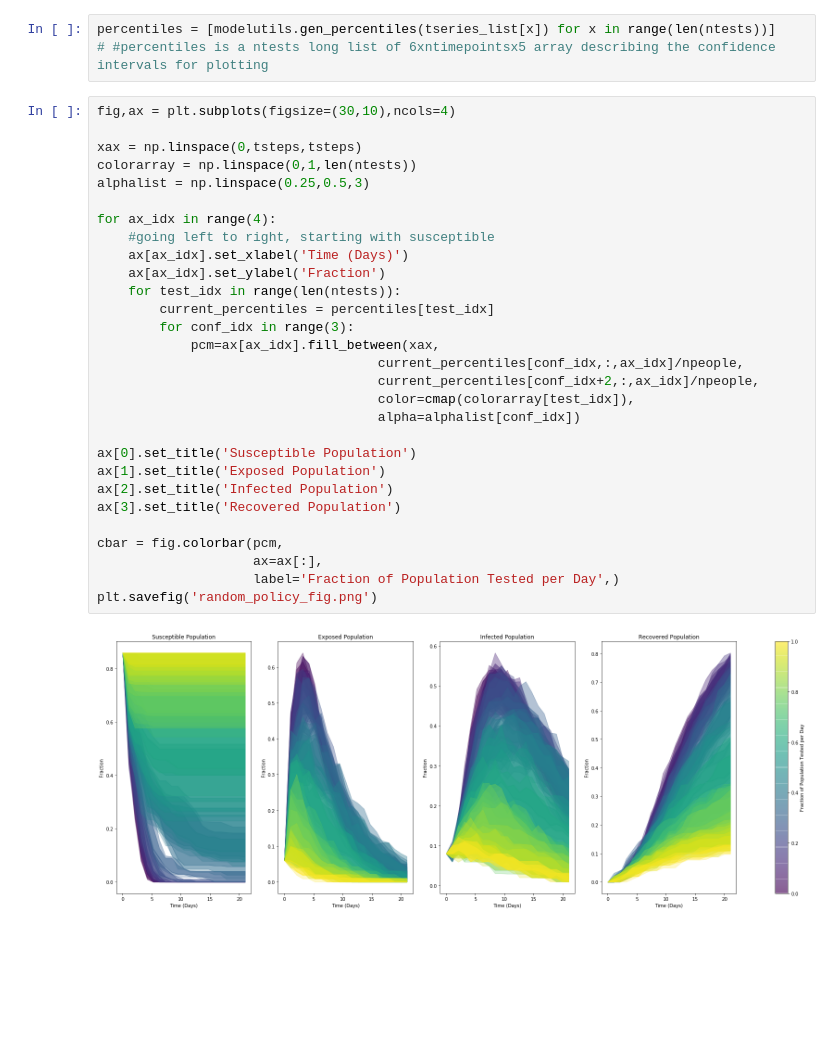
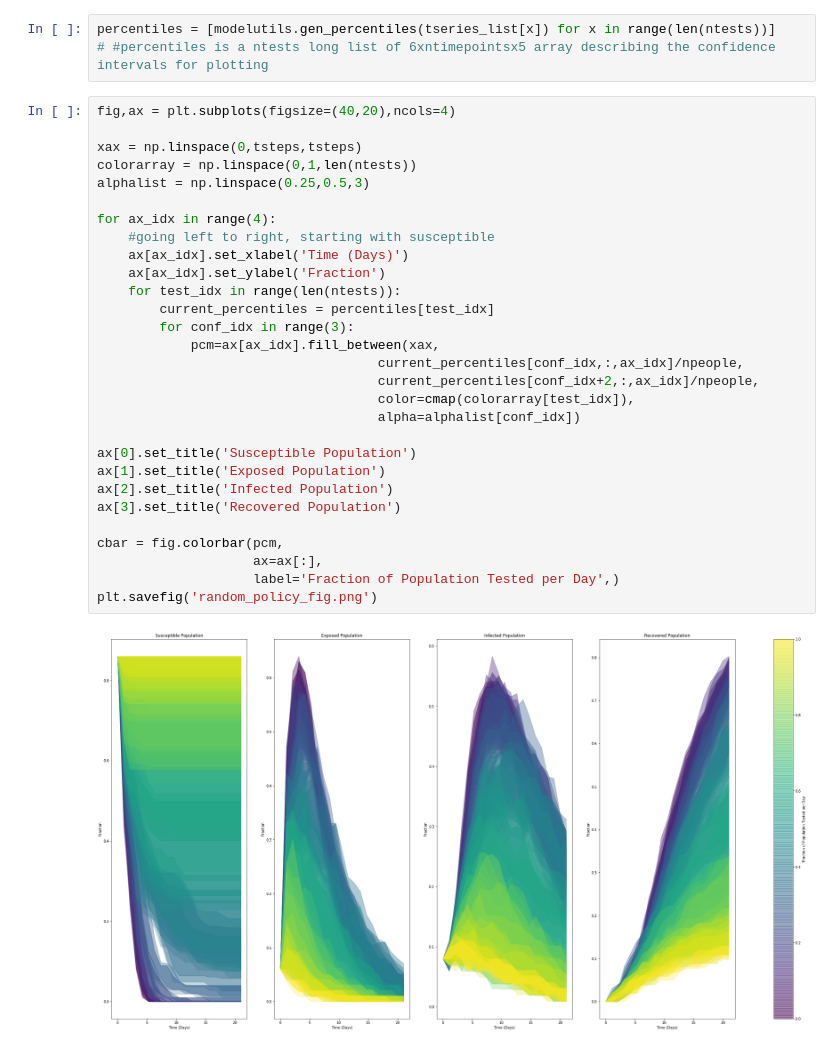
Before and after one commit to reakan/caltech_covid_model, a Jupyter notebook: RL/random_testing_exploration.ipynb, the cells around one changed output. Drawn from its saved outputs; the diff is of its cells as text; blank space fills up the shorter version.

```diff
--- a/RL/random_testing_exploration.ipynb
+++ b/RL/random_testing_exploration.ipynb
@@ -56,33 +56,33 @@ Trial:  9 / Time:  19
 percentiles = [modelutils.gen_percentiles(tseries_list[x]) for x in range(len(ntests))]
 # #percentiles is a ntests long list of 6xntimepointsx5 array describing the confidence intervals for plotting
 # %%
-fig,ax = plt.subplots(figsize=(30,10),ncols=4)
+fig,ax = plt.subplots(figsize=(40,20),ncols=4)
 
 xax = np.linspace(0,tsteps,tsteps)
 colorarray = np.linspace(0,1,len(ntests))
 alphalist = np.linspace(0.25,0.5,3)
 
 for ax_idx in range(4):
     #going left to right, starting with susceptible
     ax[ax_idx].set_xlabel('Time (Days)')
     ax[ax_idx].set_ylabel('Fraction')
     for test_idx in range(len(ntests)):
         current_percentiles = percentiles[test_idx]
         for conf_idx in range(3):
             pcm=ax[ax_idx].fill_between(xax,
                                     current_percentiles[conf_idx,:,ax_idx]/npeople,
                                     current_percentiles[conf_idx+2,:,ax_idx]/npeople,
                                     color=cmap(colorarray[test_idx]),
                                     alpha=alphalist[conf_idx])
 
 ax[0].set_title('Susceptible Population')
 ax[1].set_title('Exposed Population')
 ax[2].set_title('Infected Population')
 ax[3].set_title('Recovered Population')
 
 cbar = fig.colorbar(pcm,
                     ax=ax[:],
                     label='Fraction of Population Tested per Day',)
 plt.savefig('random_policy_fig.png')
 # %% [output]
-[figure, old version]
+[figure, new version]
```
Also changed, not shown: 2 other files.
